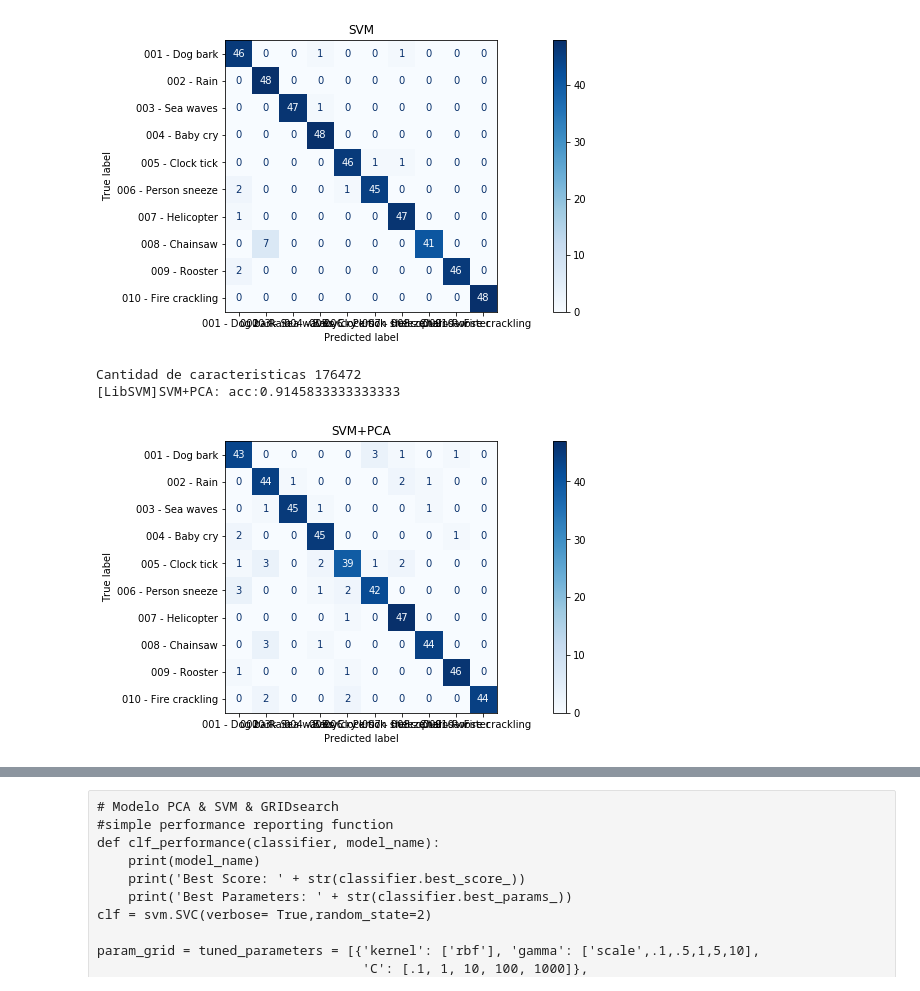
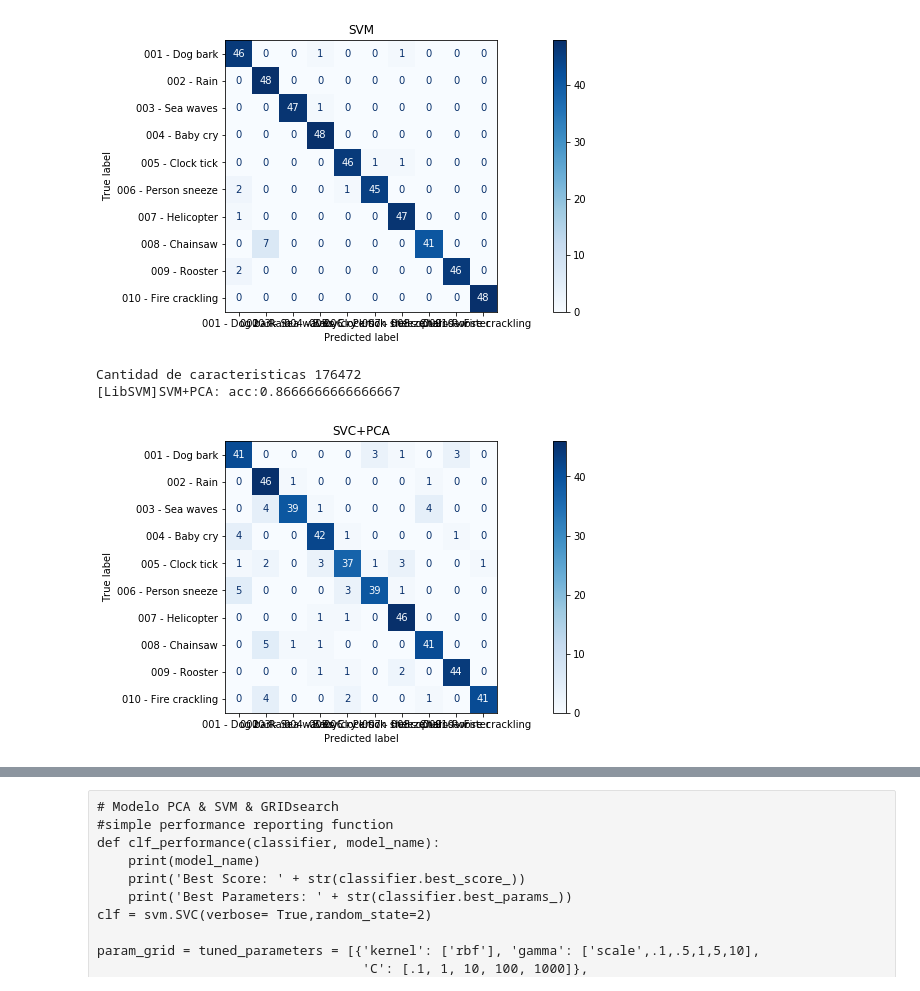
Before and after one commit to DavidCastilloAlvarado/STFT_ESC10, a Jupyter notebook: STFTstudy.ipynb, the cells around one changed output, grey strips where cells are left out. Saved outputs shown, nothing was run; the diff lists cells and outputs as text; code cells hidden in the pictures.

```diff
--- a/STFTstudy.ipynb
+++ b/STFTstudy.ipynb
@@ -292 +287,10 @@ X_stft.shape
 (2400, 176472)
+# %%
+# Normalizando datos
+from sklearn.preprocessing import MinMaxScaler
+scaler = MinMaxScaler(feature_range=(0, 1))
+scaler.fit(audio_data,y = audio_data)
+normalized_stft = scaler.transform(audio_data)
+print(np.amax(audio_data))
+print(np.amax(normalized_stft))
+audio_data =None
@@ -293,14 +300,7 @@ X_stft.shape
 # %%
-# Normalizando datos
-from sklearn.preprocessing import MinMaxScaler
-scaler = MinMaxScaler(feature_range=(0, 1))
-scaler.fit(X_stft,y = X_stft)
-normalized_stft = scaler.transform(X_stft)
-print(np.amax(X_stft))
-print(np.amax(normalized_stft))
-
 # Dividiendo lasmuestras de forma homogenea
 #from skmultilearn.model_selection import iterative_train_test_split
-X_train, X_test, y_train, y_test = train_test_split(normalized_stft,Y_label, test_size=0.20,random_state =50,stratify= Y_label)
+X_train, X_test, y_train, y_test = train_test_split(normalized_stft,labels, test_size=0.20,random_state =50,stratify= labels)
+normalized_stft = None
 print("Split ready")
 # %% [output]
@@ -323,23 +321,23 @@ plot_confusion_matrix_custom(title = "SVM",
 [LibSVM]SVM: acc:0.9625
 [figure]
 # %%
-# Modelo con PCA y SVM
-print("Cantidad de caracteristicas", len(X_stft[0]))
-pca = PCA(n_components=len(X_train))
-pca.fit(normalized_stft) ## justa para todo el espectro de datos
+# Modelo con PCA y SVC
+print("Cantidad de caracteristicas", len(X_train[0]))
+pca = PCA(n_components=200)
+pca.fit(X_train) ## justa para todo el espectro de datos
 X_train_PCA = pca.transform(X_train)
 X_test_PCA = pca.transform(X_test)
 clf_PCA = svm.SVC(verbose= True,random_state=None,C=10, kernel='linear', gamma='scale', probability=True )
 clf_PCA.fit(X_train_PCA, y_train)
 y_pred = clf_PCA.predict(X_test_PCA)
 print("SVM+PCA: acc:"+ str(accuracy_score(y_test, y_pred)))
-plot_confusion_matrix_custom(title = "SVM+PCA",
+plot_confusion_matrix_custom(title = "SVC+PCA",
                             classifier=clf_PCA,
                             X_test=X_test_PCA,
                             y_test = y_test,
                             class_names =  classes,
                             normalize =None)
 # %% [output]
 Cantidad de caracteristicas 176472
-[LibSVM]SVM+PCA: acc:0.9145833333333333
+[LibSVM]SVM+PCA: acc:0.8666666666666667
-[figure, old version]
+[figure, new version]
```
Also changed, not shown: parts of 17 cells of this notebook.
